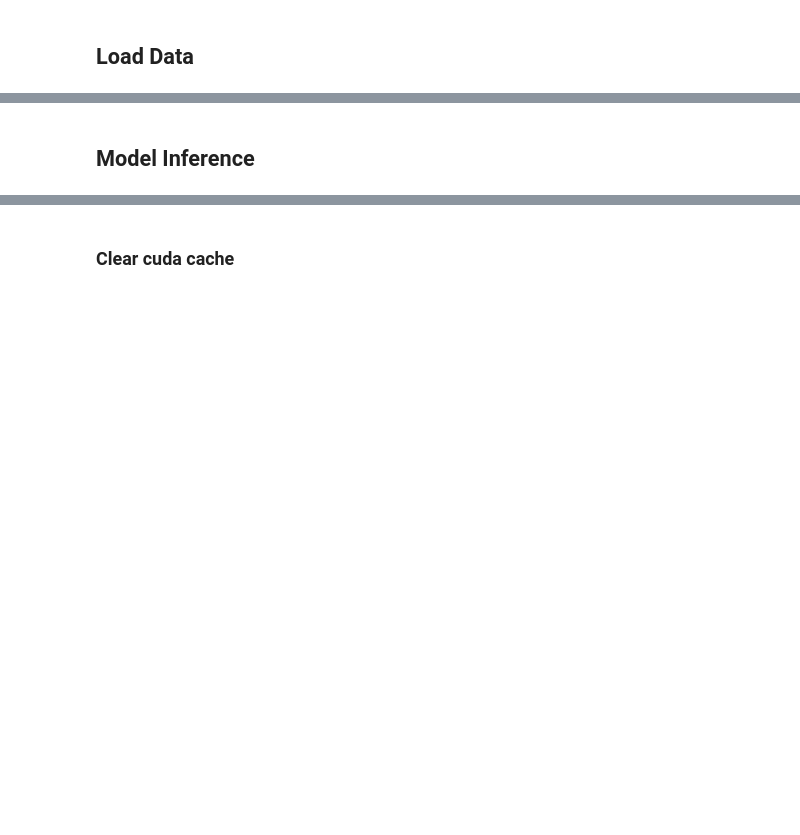
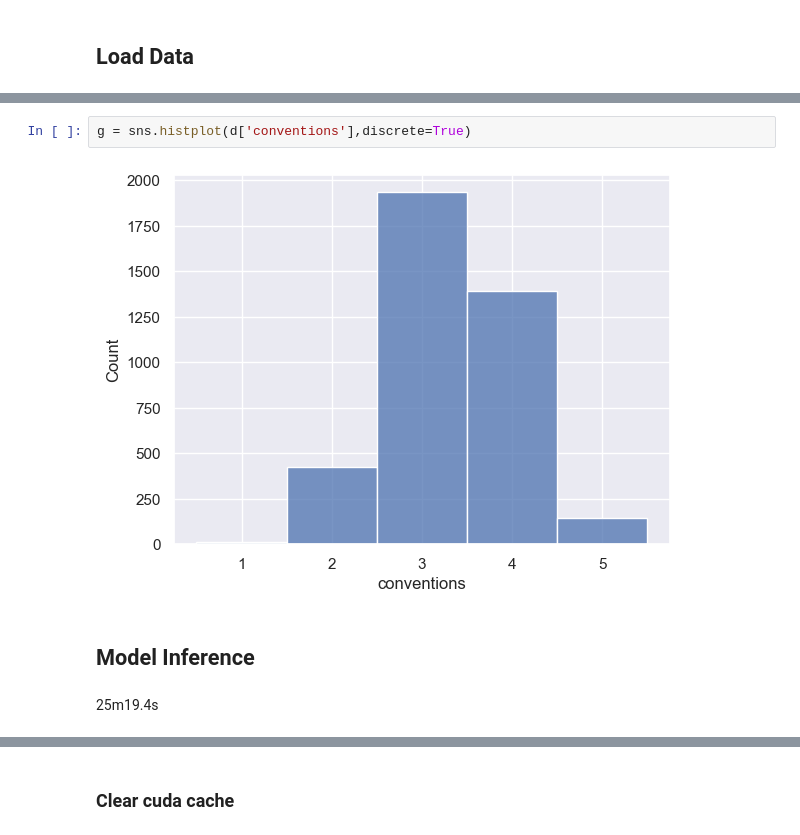
Before and after one commit to Zhurp2020/aes-with-bert, a Jupyter notebook: reg.ipynb, the cells around one changed output, grey strips where cells are left out. Saved outputs shown, nothing was run; the diff lists cells and outputs as text; blank space fills up the shorter version.

```diff
--- a/reg.ipynb
+++ b/reg.ipynb
@@ -31,5 +92,11 @@ d.head()
+# %%
+g = sns.histplot(d['conventions'],discrete=True)
+# %% [output]
+[figure, added]
 # %% [markdown]
 ## Model Inference
+# %% [markdown]
+25m19.4s
 # %%
 EmbeddingFetcher = GetBERTEmbeddings(d['full_text'],'model/deberta-v3-large')
 EmbeddingFetcher.inf(stop=1500,SeqLen = 512 )
```
Also changed, not shown: parts of 36 cells of this notebook, 13 other files.
